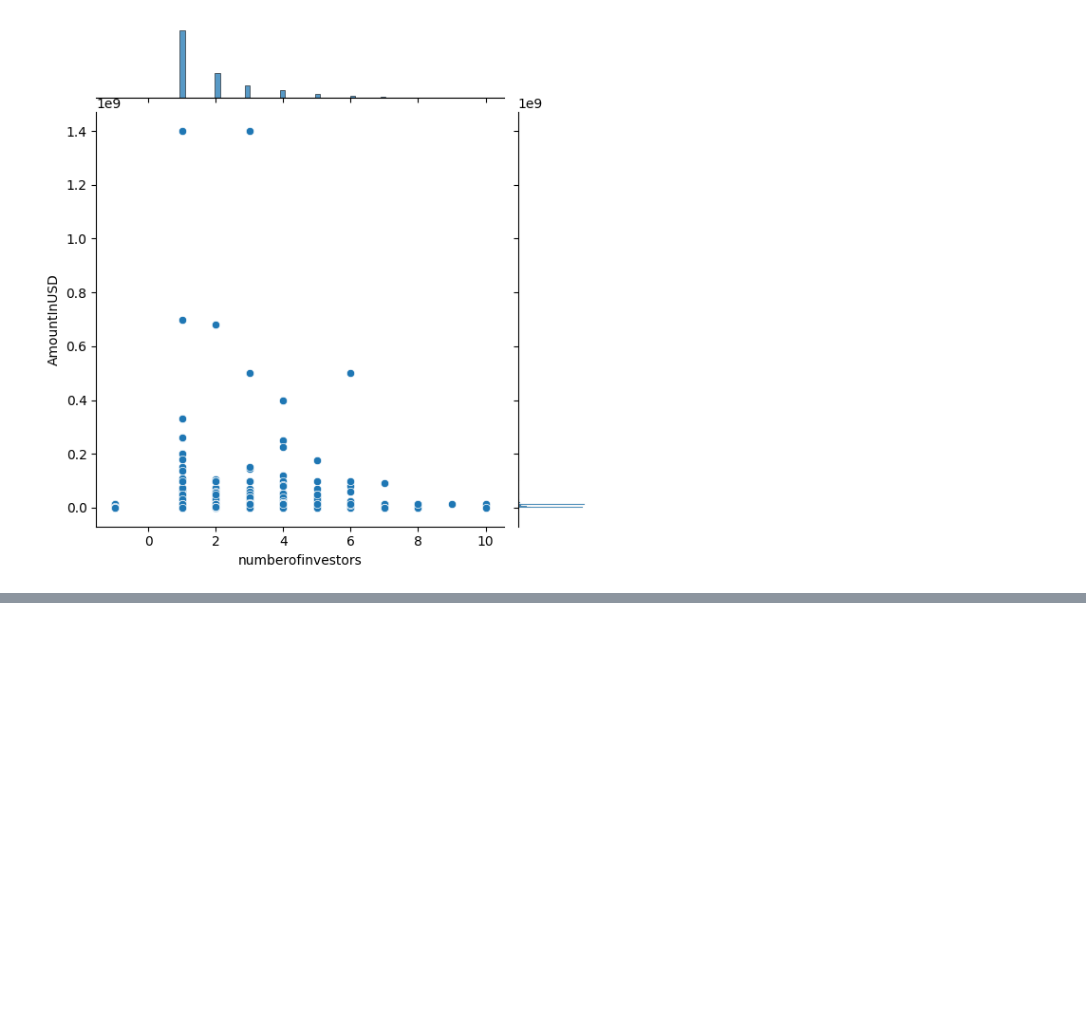
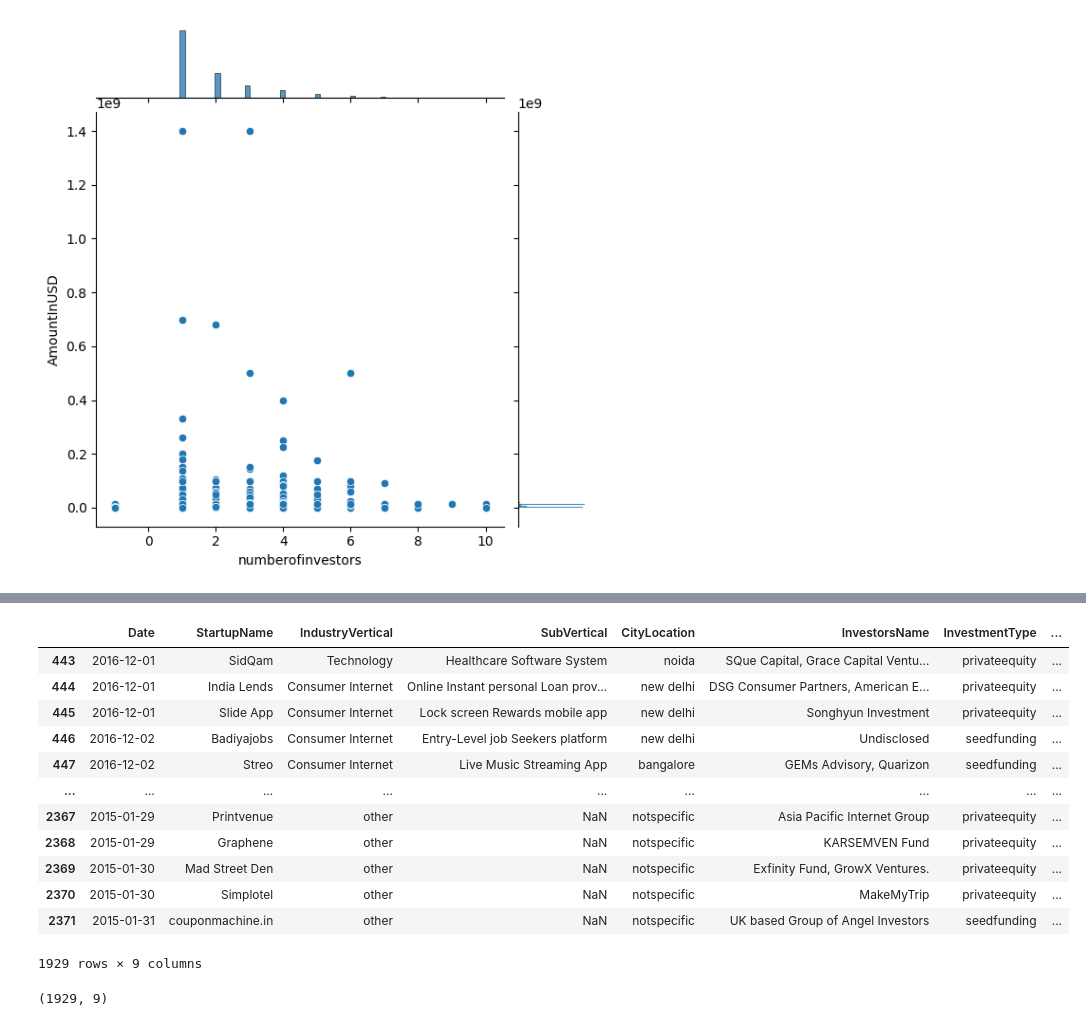
Before and after one commit to Akash11gavhane/Python, a Jupyter notebook: Pandas Case Study/PandasCase_study_indian_startup_funding-2015-2017.ipynb, the cells around one changed output, grey strips where cells are left out. Saved outputs shown, nothing was run; the diff lists cells and outputs as text; code cells hidden in the pictures; blank space fills up the shorter version.

```diff
--- a/Pandas Case Study/PandasCase_study_indian_startup_funding-2015-2017.ipynb
+++ b/Pandas Case Study/PandasCase_study_indian_startup_funding-2015-2017.ipynb
@@ -327,0 +392,26 @@ sns.jointplot(x='numberofinvestors',y='AmountInUSD',data=newdf)
+# %%
+
+
+mask = newdf[(newdf['Date'] > '2015-01-01') & (newdf['Date'] <= '2017-01-01')]
+
+mask
+
+# we can see there are 1929 startup are in between 2015 - 2017
+# %% [output]
+|  | Date | StartupName | IndustryVertical | SubVertical | CityLocation | InvestorsName | InvestmentType | ... |
+| 443 | 2016-12-01 | SidQam | Technology | Healthcare Software System | noida | SQue Capital, Grace Capital Ventu... | privateequity | ... |
+| 444 | 2016-12-01 | India Lends | Consumer Internet | Online Instant personal Loan prov... | new delhi | DSG Consumer Partners, American E... | privateequity | ... |
+| 445 | 2016-12-01 | Slide App | Consumer Internet | Lock screen Rewards mobile app | new delhi | Songhyun Investment | privateequity | ... |
+| 446 | 2016-12-02 | Badiyajobs | Consumer Internet | Entry-Level job Seekers platform | new delhi | Undisclosed | seedfunding | ... |
+| 447 | 2016-12-02 | Streo | Consumer Internet | Live Music Streaming App | bangalore | GEMs Advisory, Quarizon | seedfunding | ... |
+| ... | ... | ... | ... | ... | ... | ... | ... | ... |
+| 2367 | 2015-01-29 | Printvenue | other | NaN | notspecific | Asia Pacific Internet Group | privateequity | ... |
+| 2368 | 2015-01-29 | Graphene | other | NaN | notspecific | KARSEMVEN Fund | privateequity | ... |
+| 2369 | 2015-01-30 | Mad Street Den | other | NaN | notspecific | Exfinity Fund, GrowX Ventures. | privateequity | ... |
+| 2370 | 2015-01-30 | Simplotel | other | NaN | notspecific | MakeMyTrip | privateequity | ... |
+| 2371 | 2015-01-31 | couponmachine.in | other | NaN | notspecific | UK based Group of Angel Investors | seedfunding | ... |
+1929 rows × 9 columns
+# %%
+mask.shape
+# %% [output]
+(1929, 9)
```
Also changed, not shown: parts of 15 cells of this notebook, 1 other file.
